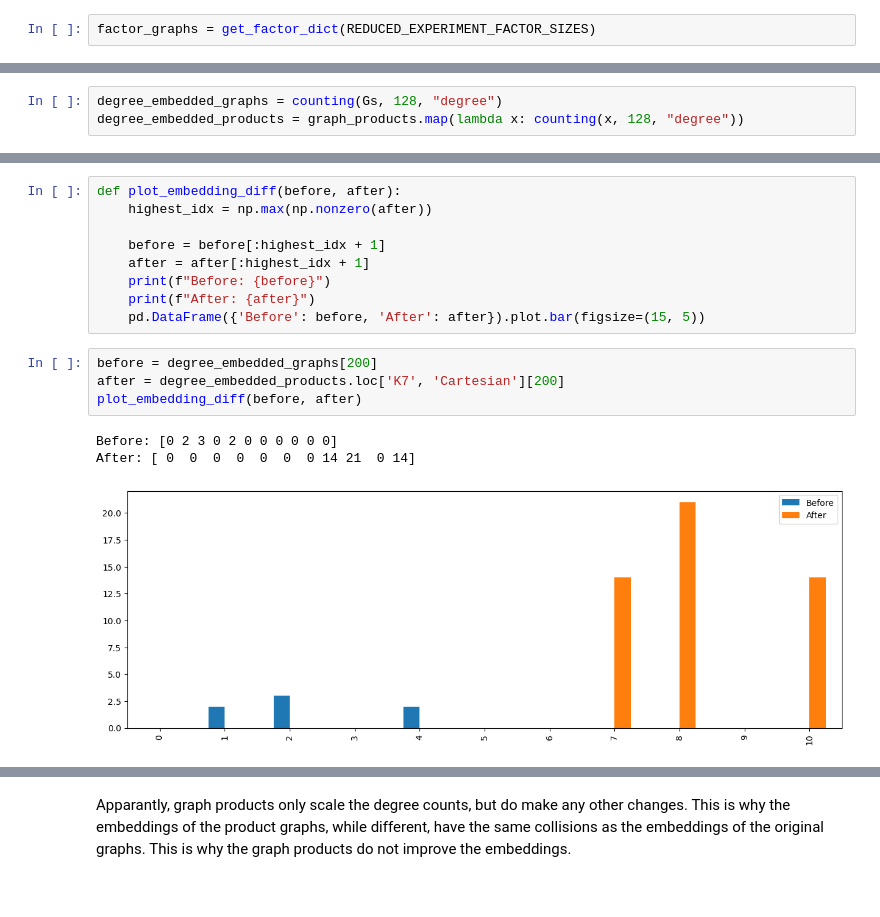
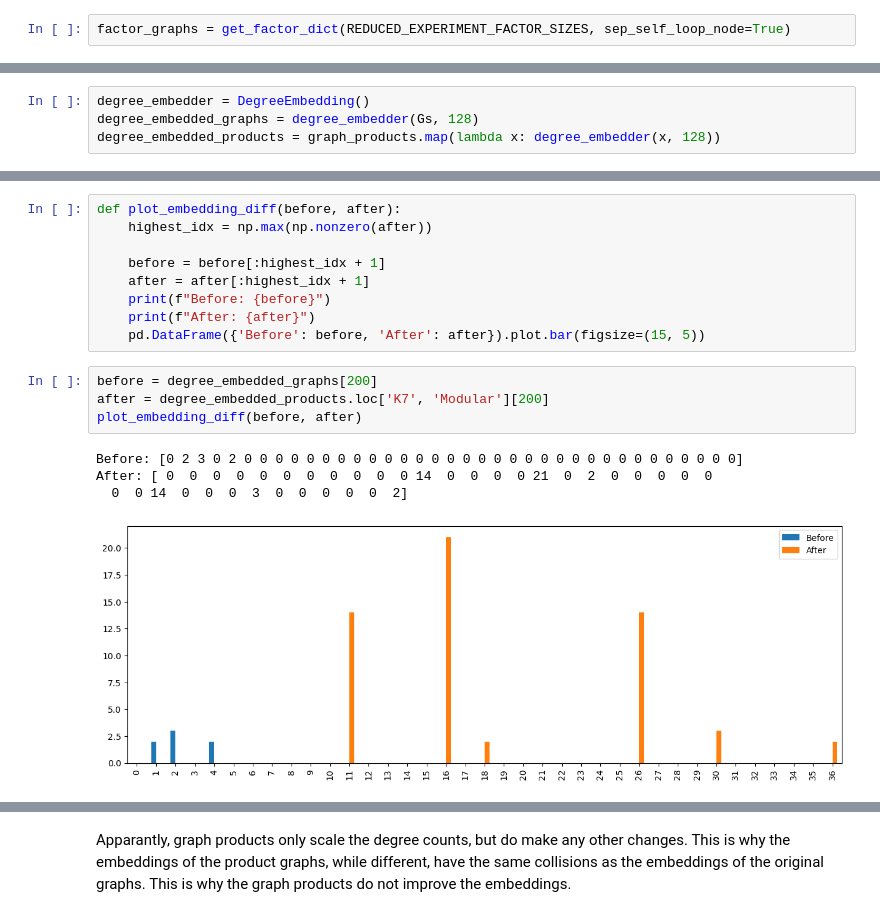
Before and after one commit to max-seeli/graph-gumbo, a Jupyter notebook: simple_product_embedding.ipynb, the cells around one changed output, grey strips where cells are left out. Drawn from its saved outputs; the diff is of its cells as text.

```diff
--- a/simple_product_embedding.ipynb
+++ b/simple_product_embedding.ipynb
@@ -60,7 +60,7 @@ Regarding the size of the factor graphs, we will use the following sizes:
 * 7 nodes
 * 13 nodes
 # %%
-factor_graphs = get_factor_dict(REDUCED_EXPERIMENT_FACTOR_SIZES)
+factor_graphs = get_factor_dict(REDUCED_EXPERIMENT_FACTOR_SIZES, sep_self_loop_node=True)
 # %% [markdown]
 ### Graph products
 Now we will create the graph products of the factor graphs with all the graphs considered.
@@ -482,8 +493,9 @@ We will use the degree counting method by embedding each graph using a vector, w
 ### Embeddings
 For all these graph products, as well as the initial graphs, we will create embeddings by counting degrees of different lengths. We will use an embedding size of 128, which is the far greater than the maximum degree of a nodes in a graph product of two graphs with 7 nodes and 13-14 nodes.
 # %%
-degree_embedded_graphs = counting(Gs, 128, "degree")
-degree_embedded_products = graph_products.map(lambda x: counting(x, 128, "degree"))
+degree_embedder = DegreeEmbedding()
+degree_embedded_graphs = degree_embedder(Gs, 128)
+degree_embedded_products = graph_products.map(lambda x: degree_embedder(x, 128))
 # %% [markdown]
 ### Evaluation and Comparison
 In this section, we will evaluate, how many graphs, that are isomorphic to each other, are mapped to the same embedding. We will also compare the embeddings of the different graph products.
@@ -524,10 +536,11 @@ def plot_embedding_diff(before, after):
     pd.DataFrame({'Before': before, 'After': after}).plot.bar(figsize=(15, 5))
 # %%
 before = degree_embedded_graphs[200]
-after = degree_embedded_products.loc['K7', 'Cartesian'][200]
+after = degree_embedded_products.loc['K7', 'Modular'][200]
 plot_embedding_diff(before, after)
 # %% [output]
-Before: [0 2 3 0 2 0 0 0 0 0 0]
-After: [ 0  0  0  0  0  0  0 14 21  0 14]
+Before: [0 2 3 0 2 0 0 0 0 0 0 0 0 0 0 0 0 0 0 0 0 0 0 0 0 0 0 0 0 0 0 0 0 0 0 0 0]
+After: [ 0  0  0  0  0  0  0  0  0  0  0 14  0  0  0  0 21  0  2  0  0  0  0  0
+  0  0 14  0  0  0  3  0  0  0  0  0  2]
-[figure, old version]
+[figure, new version]
 # %%
```
Also changed, not shown: parts of 30 cells of this notebook, 15 other files.
